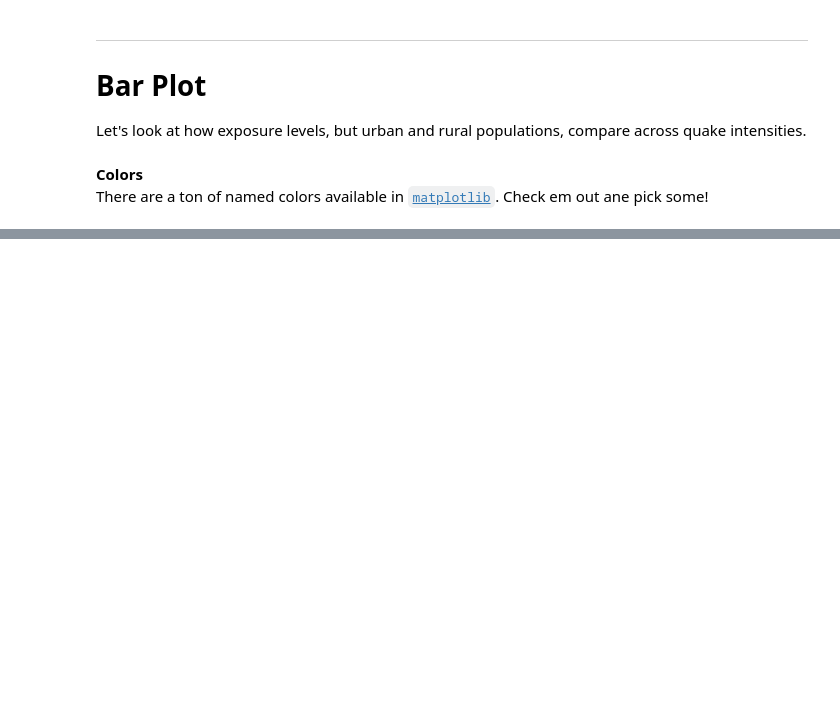
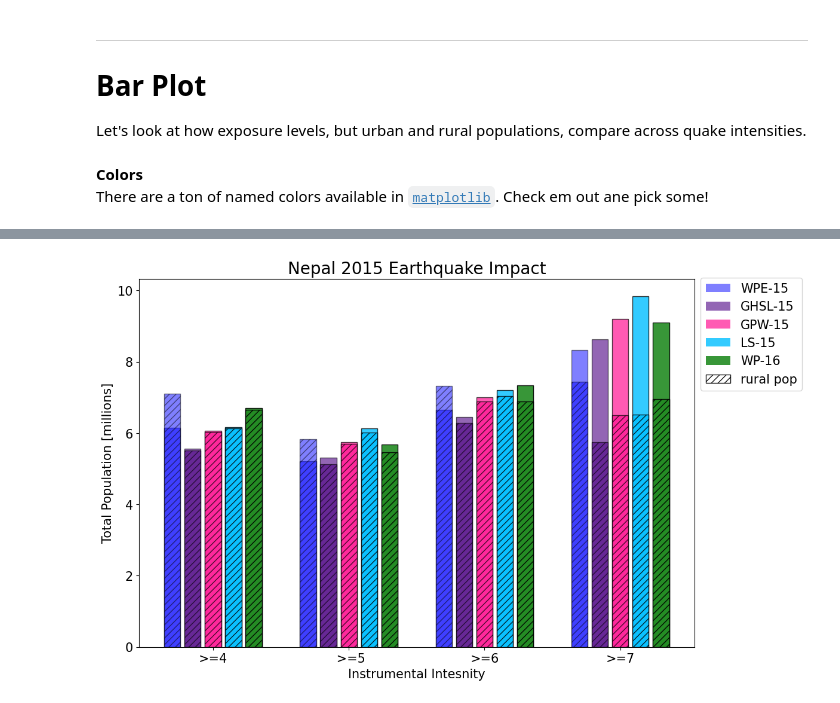
Before and after one commit to cascadet/GPHY-491-591, a Jupyter notebook: materials/Day7/GPHY-491-591-Lab4.ipynb, the cells around one changed output, grey strips where cells are left out. Drawn from its saved outputs; the diff is of its cells as text; code cells hidden in the pictures; blank space fills up the shorter version.

```diff
--- a/materials/Day7/GPHY-491-591-Lab4.ipynb
+++ b/materials/Day7/GPHY-491-591-Lab4.ipynb
@@ -13,0 +116,4 @@ Good luck!
+# %%
+# File paths
+data_in = os.path.join('/home/group/earthsciences/gphy591/github/GPHY-491-591/materials/Day7/data/')
+data_out = os.path.join('./')
@@ -13,0 +183,4 @@ Good luck!
+# %%
+out = os.path.join(data_out, 'modis2015_npl.tif')
+print(out)
+raster_clip(rst_fn = modis_path, polys = shapes, fn_out = out)
@@ -277,5 +685,5 @@ rst_fns
 # %%
 # Mask all the rasters and save them
-data_out = '/Users/cascade/Github/PopGridCompare/data/interim/'
+data_out = os.path.join('./')
 for rst_fn in rst_fns:
     raster_mask(rst_fn, modis_arr, data_out)
@@ -514,13 +972,13 @@ LS15_c = 'deepskyblue'
 WP16_c = 'forestgreen'
 # %%
 # Open the shape files
-npl_all_fn = os.path.join(data_path + 'processed/nepal_quake_pop.shp')
+npl_all_fn = os.path.join(data_out + 'nepal_quake_pop.shp')
 npl_all = gpd.read_file(npl_all_fn)
 
-npl_rural_fn = os.path.join(data_path + 'processed/nepal_rural_quake_pop.shp')
+npl_rural_fn = os.path.join(data_out + 'nepal_rural_quake_pop.shp')
 npl_rural = gpd.read_file(npl_rural_fn)
 
-npl_urban_fn = DATA_PATH+'processed/nepal_urban_quake_pop.shp'
+npl_urban_fn = os.path.join(data_out + 'nepal_urban_quake_pop.shp')
 npl_urban = gpd.read_file(npl_urban_fn)
 # %%
 # Make data
@@ -561,44 +1021,46 @@ data = group(npl_all)
 a = [1-.3,2-.3,3-.3, 4-.3]
 b = [1-.15,2-.15,3-.15,4-.15]
 c = [1,2,3,4]
 d = [1+.15,2+.15,3+.15,4+.15]
 e = [1+.3,2+.3,3+.3,4+.3]
 
 # plots
-plt.bar(a, data.ESRI16_sum / scale, width=0.12, align='center', alpha  = 0.5, color = ESRI16_c, ec = 'black')
-plt.bar(b, data.GHS15_sum / scale, width=0.12, align='center', alpha  = 0.6, color = GHS15_c, ec = 'black')
-plt.bar(c, data.GPWv4_sum / scale, width=0.12, align='center', alpha  = 0.7, color = GPWv4_c, ec = 'black')
-plt.bar(d, data.LS15_sum / scale, width=0.12, align='center', alpha  = 0.8, color = LS15_c, ec = 'black')
-plt.bar(e, data.WP16_sum / scale, width=0.12, align='center', alpha  = 0.9, color = WP16_c, ec = 'black')
+plt.bar(a, data.esri2015_n / scale, width=0.12, align='center', alpha  = 0.5, color = ESRI16_c, ec = 'black')
+plt.bar(b, data.ghs2015_np / scale, width=0.12, align='center', alpha  = 0.6, color = GHS15_c, ec = 'black')
+plt.bar(c, data.gpw2015_np / scale, width=0.12, align='center', alpha  = 0.7, color = GPWv4_c, ec = 'black')
+plt.bar(d, data.ls2015_npl / scale, width=0.12, align='center', alpha  = 0.8, color = LS15_c, ec = 'black')
+plt.bar(e, data.wp2016_npl / scale, width=0.12, align='center', alpha  = 0.9, color = WP16_c, ec = 'black')
 
 # Fake plot for rural hatch legend
-plt.bar(e, data.WP16_sum / scale, width=0.12, align='center', alpha  = 0, color = 'white', ec = 'black',hatch = "///")
+plt.bar(e, data.wp2016_npl / scale, width=0.12, align='center', alpha  = 0, color = 'white', ec = 'black',hatch = "///")
 
-# rural floods
+# rural quake
 data = group(npl_rural)
-plt.bar(a, data.ESRI16_sum / scale, width=0.12, align='center', alpha  = 0.5, color = ESRI16_c, ec = 'black', hatch = "///")
-plt.bar(b, data.GHS15_sum / scale, width=0.12, align='center', alpha  = 0.6, color = GHS15_c, ec = 'black', hatch = "///")
-plt.bar(c, data.GPWv4_sum / scale, width=0.12, align='center', alpha  = 0.7, color = GPWv4_c, ec = 'black', hatch = "///")
-plt.bar(d, data.LS15_sum / scale, width=0.12, align='center', alpha  = 0.8, color = LS15_c, ec = 'black', hatch = "///")
-plt.bar(e, data.WP16_sum / scale, width=0.12, align='center', alpha  = 0.9, color = WP16_c, ec = 'black', hatch = "///")
+plt.bar(a, data.ESRI16_mat / scale, width=0.12, align='center', alpha  = 0.5, color = ESRI16_c, ec = 'black', hatch = "///")
+plt.bar(b, data.GHS15_matc / scale, width=0.12, align='center', alpha  = 0.6, color = GHS15_c, ec = 'black', hatch = "///")
+plt.bar(c, data.GPWv4_matc / scale, width=0.12, align='center', alpha  = 0.7, color = GPWv4_c, ec = 'black', hatch = "///")
+plt.bar(d, data.LS15_match / scale, width=0.12, align='center', alpha  = 0.8, color = LS15_c, ec = 'black', hatch = "///")
+plt.bar(e, data.WP16_match / scale, width=0.12, align='center', alpha  = 0.9, color = WP16_c, ec = 'black', hatch = "///")
 
 # legend
 legend_elements = [Patch(facecolor=ESRI16_c, alpha = 0.5, edgecolor=None, label='WPE-15'),
                   Patch(facecolor=GHS15_c, alpha = 0.6, edgecolor=None, label='GHSL-15'),
                   Patch(facecolor=GPWv4_c, alpha = 0.7, edgecolor=None, label='GPW-15'),
                   Patch(facecolor=LS15_c, alpha = 0.8, edgecolor=None, label='LS-15'),
                   Patch(facecolor= WP16_c, alpha = 0.9, edgecolor=None, label='WP-16'),
                   Patch(facecolor= 'white', alpha = 0.9,  hatch = '///', edgecolor='black', label='rural pop')]
 plt.legend(handles = legend_elements, bbox_to_anchor=(1, 1.02), loc='upper left', ncol=1, fontsize = 15);
 
 # Labels / Titles
 axs.set_title('Nepal 2015 Earthquake Impact', size = 20)
 axs.set_xlabel('Instrumental Intesnity', fontsize = 15)
 axs.set_ylabel('Total Population [millions]', fontsize = 15)
 
 # Ticks
 ticks_bar = ['>=4', ' >=5', '>=6', '>=7'];
 plt.xticks([1,2,3,4], ticks_bar, fontsize = 15);
 plt.yticks(fontsize = 15);
+# %% [output]
+[figure, added]
 # %%
 # save it out
```
Also changed, not shown: parts of 126 cells of this notebook, 2 other files.
